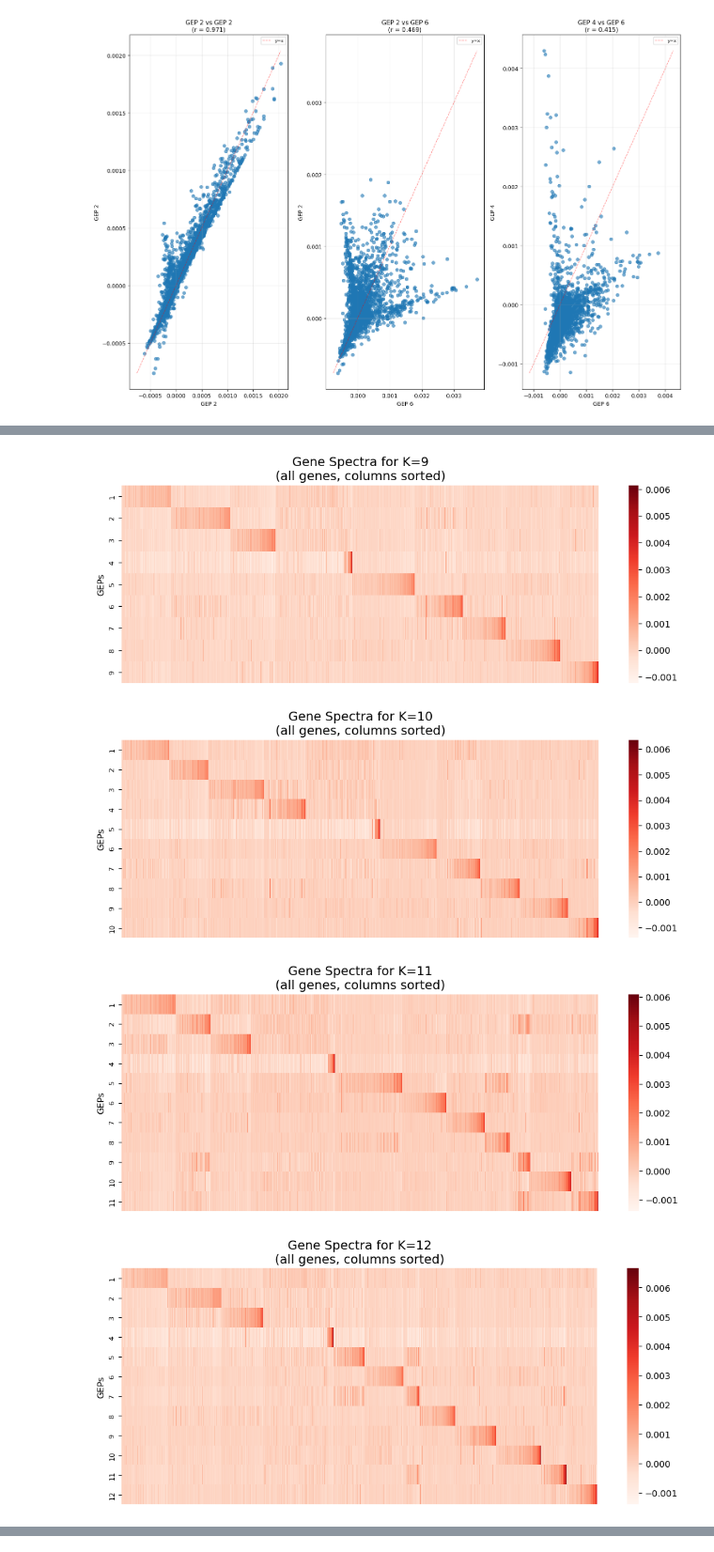
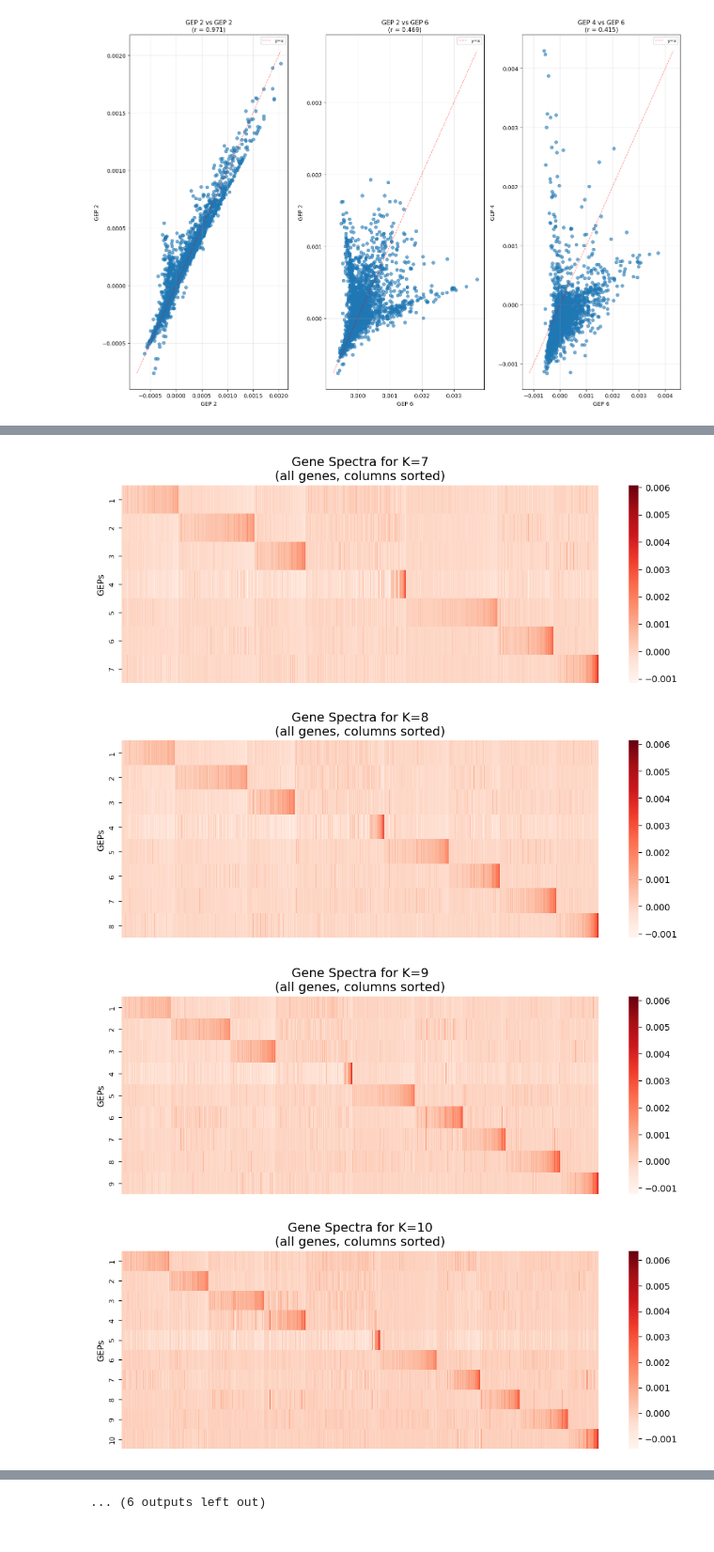
Before and after one commit to sumedhars/dinh-lab-cnmf, a Jupyter notebook: 1_cnmf_result_exploration.ipynb, the cells around one changed output, grey strips where cells are left out. Shown at 94% size. Saved outputs shown, nothing was run; the diff lists cells and outputs as text; code cells hidden in the pictures.

```diff
--- a/1_cnmf_result_exploration.ipynb
+++ b/1_cnmf_result_exploration.ipynb
@@ -269,6 +277,5 @@ def plot_heatmaps_per_k(
 figs = plot_heatmaps_per_k(
     output_dir="all_datasets_consensus/anal_pc5_c21_S1.filtered_consensus_outputs",
     name="anal_pc5_c21_S1.filtered",
-    k_range=[ 7, 8, 9, 10, 11, 12]
 )
 # %% [output]
@@ -289,4 +301,4 @@ K=12 | min=-0.0014 max=0.0066
-[figure, old version]
+[figure, new version]
-[figure, old version]
+[figure, new version]
-[figure, old version]
+[figure, new version]
-[figure, old version]
+[figure, new version]
@@ -292,0 +310 @@ K=12 | min=-0.0014 max=0.0066
+... (6 outputs left out)
```
Also changed, not shown: parts of 2 cells of this notebook.
